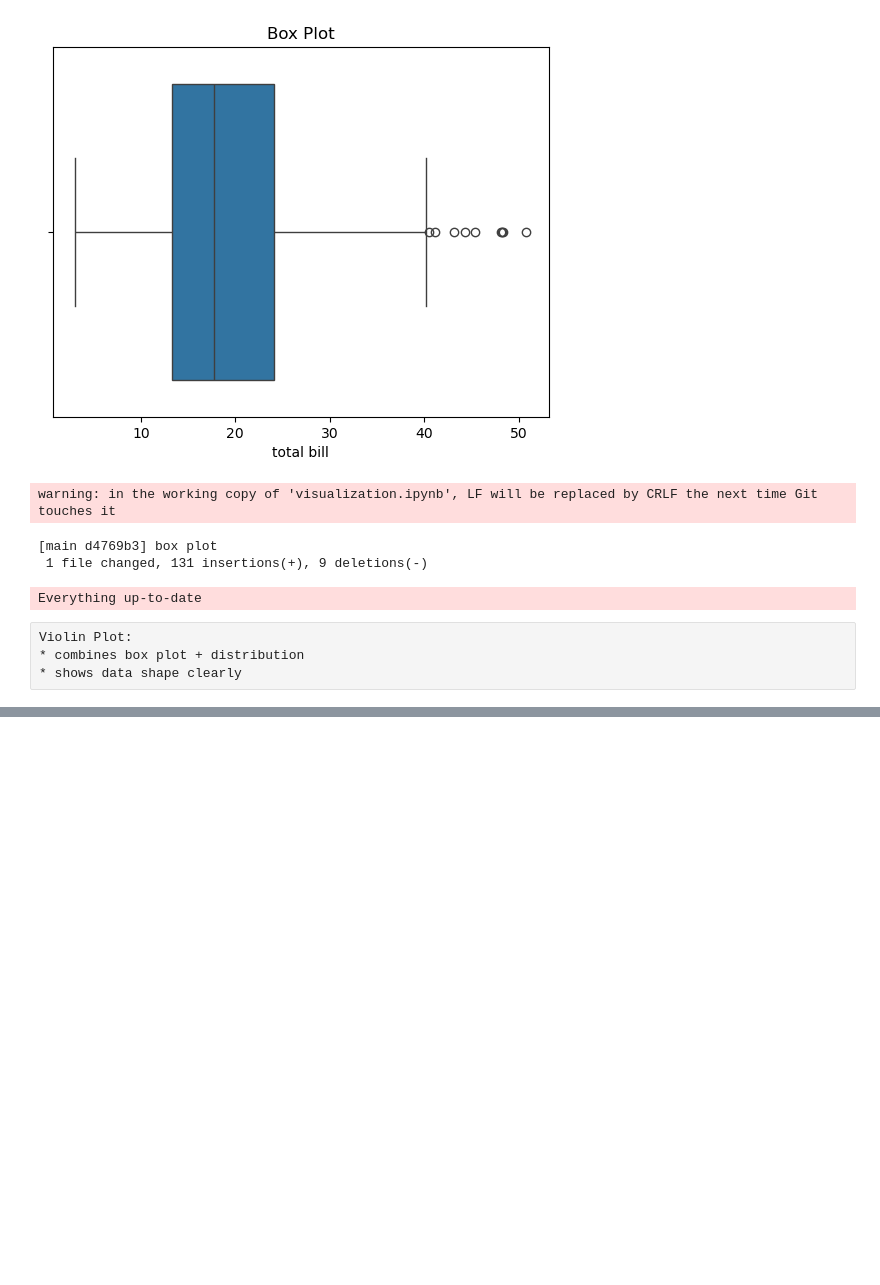
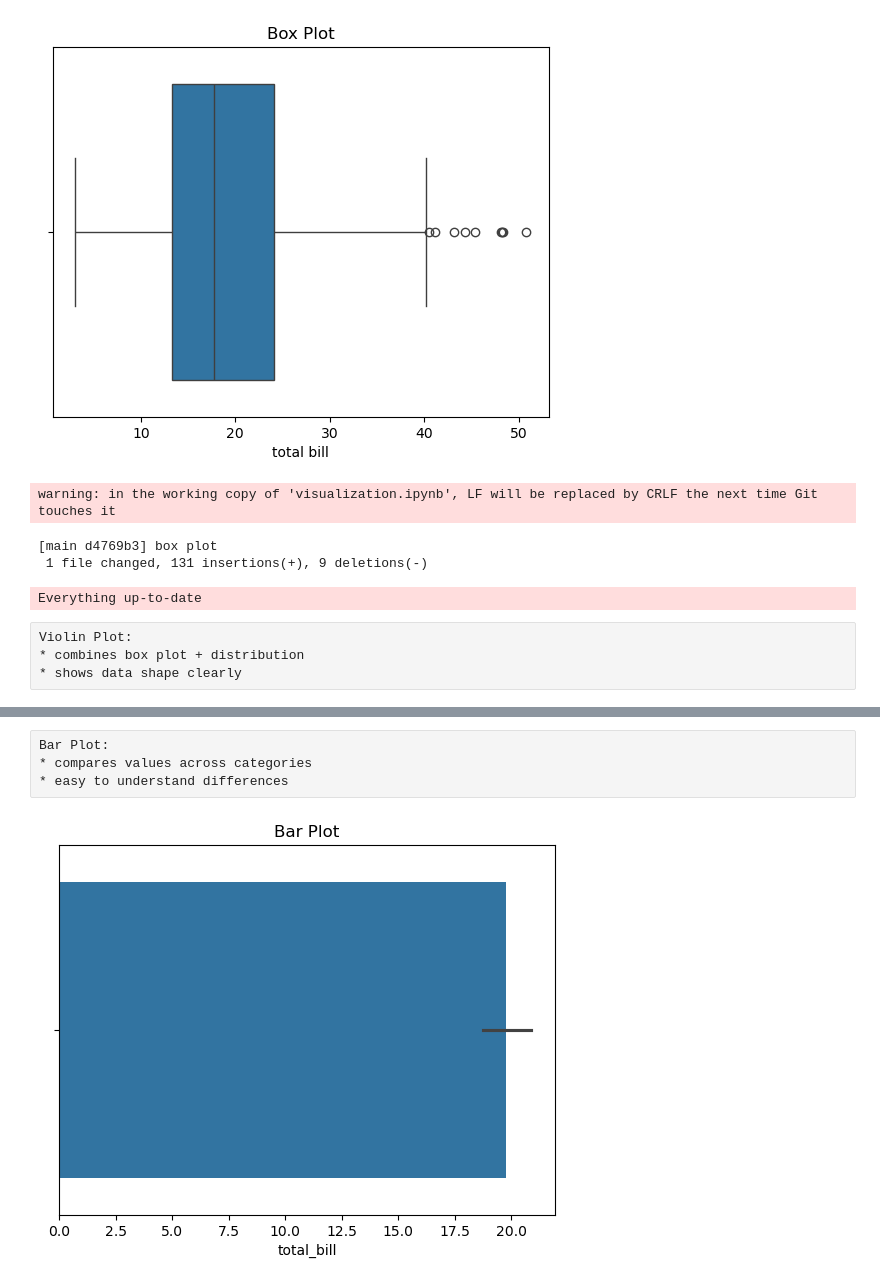
Before and after one commit to CodeWithAkash/python-class-notes, a Jupyter notebook: visualization.ipynb, the cells around one changed output, grey strips where cells are left out. Drawn from its saved outputs; the diff is of its cells as text; code cells hidden in the pictures; blank space fills up the shorter version.

```diff
--- a/visualization.ipynb
+++ b/visualization.ipynb
@@ -251,0 +268,11 @@ plt.show()
+# %% [raw]
+Bar Plot:
+* compares values across categories
+* easy to understand differences
+# %%
+plt.figure()
+sns.barplot(x="da"['total_bill'])
+plt.title("Bar Plot")
+plt.show()
+# %% [output]
+[figure, added]
```
Also changed, not shown: parts of 4 cells of this notebook.
